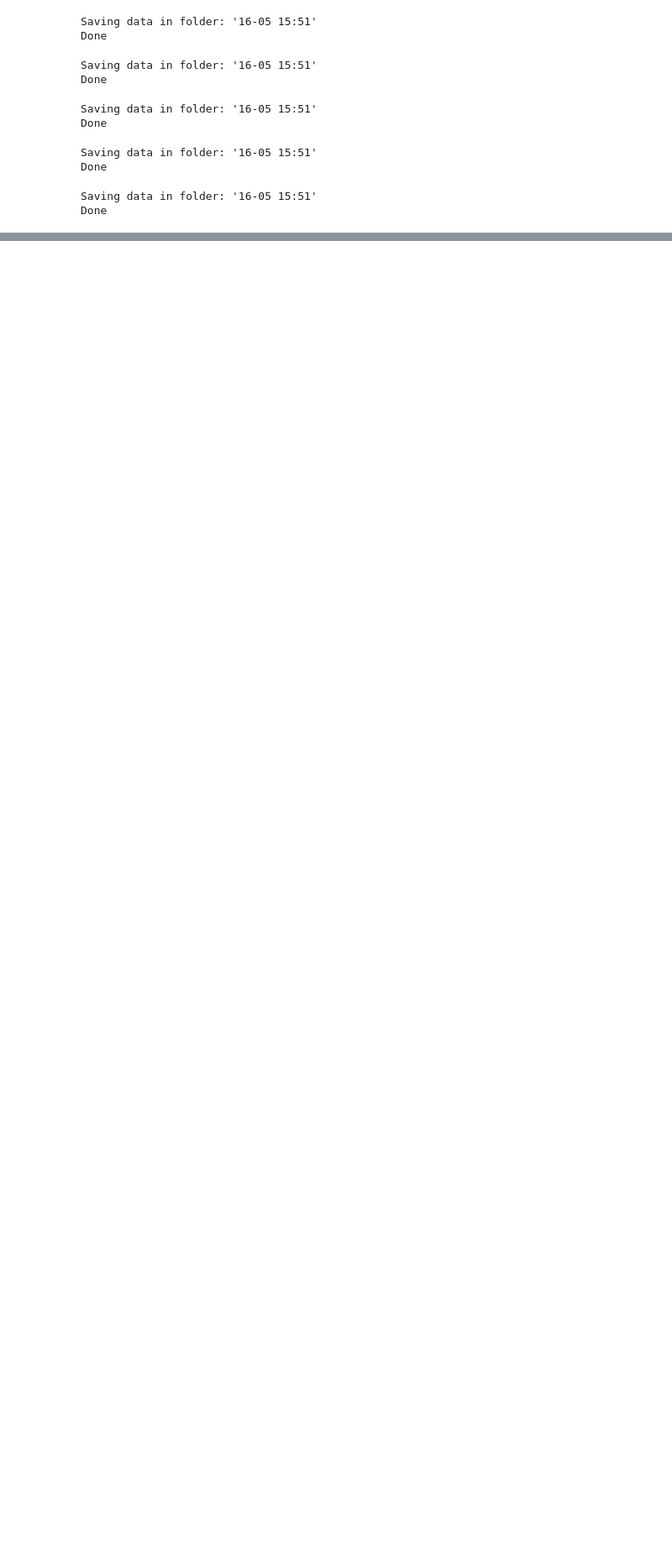
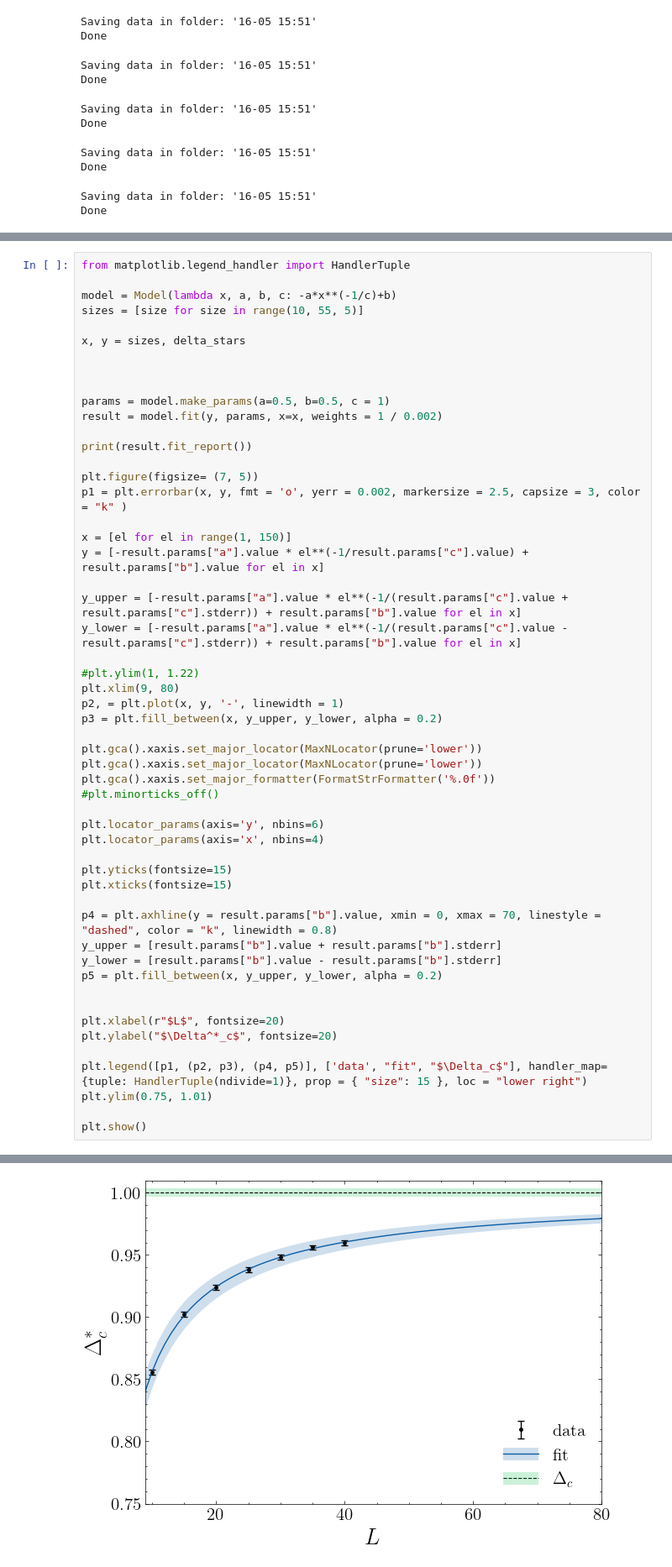
Before and after one commit to DerkNiessink/Blume, a Jupyter notebook: analysis/blume/phase.ipynb, the cells around one changed output, grey strips where cells are left out. Shown at 84% size. Cells and saved outputs as stored; diff of their text form; blank space fills up the shorter version.

```diff
--- a/analysis/blume/phase.ipynb
+++ b/analysis/blume/phase.ipynb
@@ -381,0 +356,54 @@ plt.show()
+# %%
+from matplotlib.legend_handler import HandlerTuple
+
+model = Model(lambda x, a, b, c: -a*x**(-1/c)+b)
+sizes = [size for size in range(10, 55, 5)]
+
+x, y = sizes, delta_stars
+
+
+
+params = model.make_params(a=0.5, b=0.5, c = 1)
+result = model.fit(y, params, x=x, weights = 1 / 0.002)
+
+print(result.fit_report())
+
+plt.figure(figsize= (7, 5))
+p1 = plt.errorbar(x, y, fmt = 'o', yerr = 0.002, markersize = 2.5, capsize = 3, color = "k" )
+
+x = [el for el in range(1, 150)]
+y = [-result.params["a"].value * el**(-1/result.params["c"].value) + result.params["b"].value for el in x]
+
+y_upper = [-result.params["a"].value * el**(-1/(result.params["c"].value + result.params["c"].stderr)) + result.params["b"].value for el in x]
+y_lower = [-result.params["a"].value * el**(-1/(result.params["c"].value - result.params["c"].stderr)) + result.params["b"].value for el in x]
+
+#plt.ylim(1, 1.22)
+plt.xlim(9, 80)
+p2, = plt.plot(x, y, '-', linewidth = 1)
+p3 = plt.fill_between(x, y_upper, y_lower, alpha = 0.2)
+
+plt.gca().xaxis.set_major_locator(MaxNLocator(prune='lower'))
+plt.gca().xaxis.set_major_locator(MaxNLocator(prune='lower'))
+plt.gca().xaxis.set_major_formatter(FormatStrFormatter('%.0f'))
+#plt.minorticks_off()
+
+plt.locator_params(axis='y', nbins=6)
+plt.locator_params(axis='x', nbins=4)
+
+plt.yticks(fontsize=15)
+plt.xticks(fontsize=15)
+
+p4 = plt.axhline(y = result.params["b"].value, xmin = 0, xmax = 70, linestyle = "dashed", color = "k", linewidth = 0.8)
+y_upper = [result.params["b"].value + result.params["b"].stderr]
+y_lower = [result.params["b"].value - result.params["b"].stderr]
+p5 = plt.fill_between(x, y_upper, y_lower, alpha = 0.2)
+
+
+plt.xlabel(r"$L$", fontsize=20)
+plt.ylabel("$\Delta^*_c$", fontsize=20)
+
+plt.legend([p1, (p2, p3), (p4, p5)], ['data', "fit", "$\Delta_c$"], handler_map={tuple: HandlerTuple(ndivide=1)}, prop = { "size": 15 }, loc = "lower right")
+plt.ylim(0.75, 1.01)
+
+plt.show()
+# %% [output]
@@ -382,3 +430,4 @@ plt.show()
+[figure, added]
 # %%
 print(f"Obtained nu: {result.params['c'].value} +/- {result.params['c'].stderr}")
 print(f"Obtained delta_t: {result.params['b'].value} +/- {result.params['b'].stderr}")
```
Also changed, not shown: parts of 13 cells of this notebook, 47 other files.
